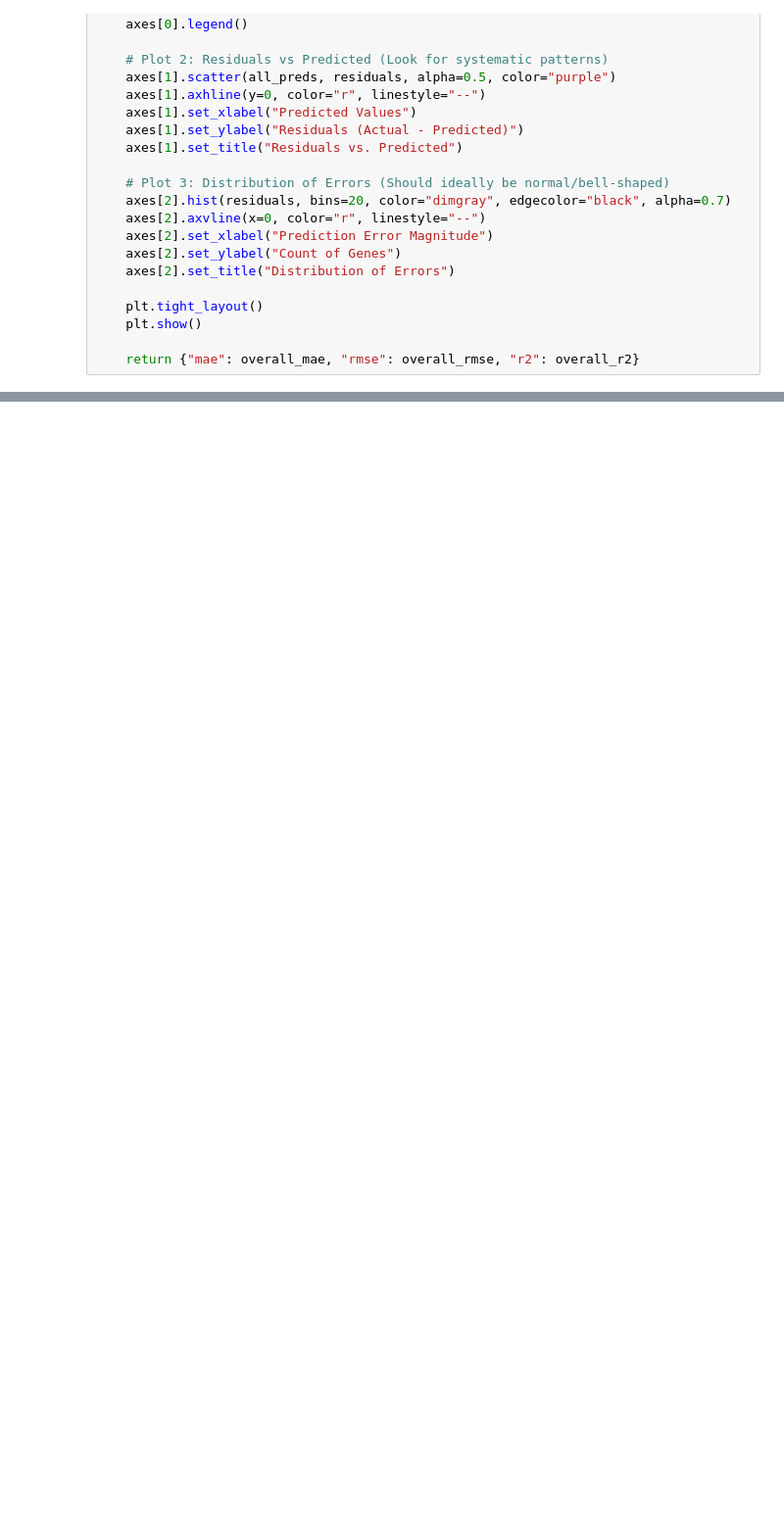
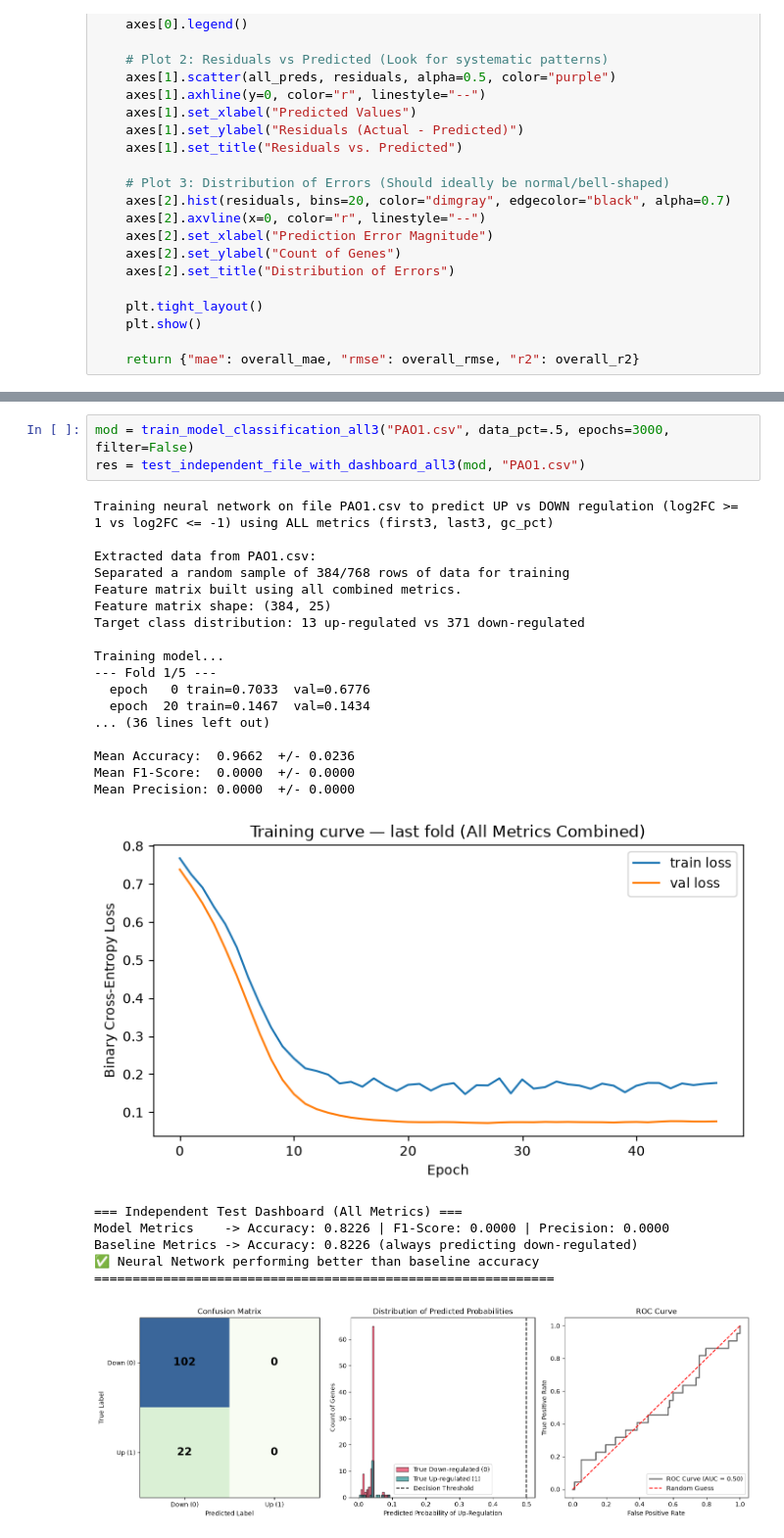
Before and after one commit to rcs227/cse190_ncbi_research, a Jupyter notebook: neural.ipynb, the cells around one changed output, grey strips where cells are left out. Shown at 98% size. Cells and saved outputs as stored; diff of their text form; blank space fills up the shorter version.

```diff
--- a/neural.ipynb
+++ b/neural.ipynb
@@ -740,0 +1198,28 @@ Baseline Metrics -> Accuracy: 0.5571 (Predicting Majority Class)
+# %%
+mod = train_model_classification_all3("PAO1.csv", data_pct=.5, epochs=3000, filter=False)
+res = test_independent_file_with_dashboard_all3(mod, "PAO1.csv")
+# %% [output]
+Training neural network on file PAO1.csv to predict UP vs DOWN regulation (log2FC >= 1 vs log2FC <= -1) using ALL metrics (first3, last3, gc_pct)
+
+Extracted data from PAO1.csv:
+Separated a random sample of 384/768 rows of data for training
+Feature matrix built using all combined metrics.
+Feature matrix shape: (384, 25)
+Target class distribution: 13 up-regulated vs 371 down-regulated
+
+Training model...
+--- Fold 1/5 ---
+  epoch   0 train=0.7033  val=0.6776
+  epoch  20 train=0.1467  val=0.1434
+... (36 lines left out)
+
+Mean Accuracy:  0.9662  +/- 0.0236
+Mean F1-Score:  0.0000  +/- 0.0000
+Mean Precision: 0.0000  +/- 0.0000
+[figure, added]
+=== Independent Test Dashboard (All Metrics) ===
+Model Metrics    -> Accuracy: 0.8226 | F1-Score: 0.0000 | Precision: 0.0000
+Baseline Metrics -> Accuracy: 0.8226 (always predicting down-regulated)
+✅ Neural Network performing better than baseline accuracy
+============================================================
+[figure, added]
```
Also changed, not shown: parts of 12 cells of this notebook.
